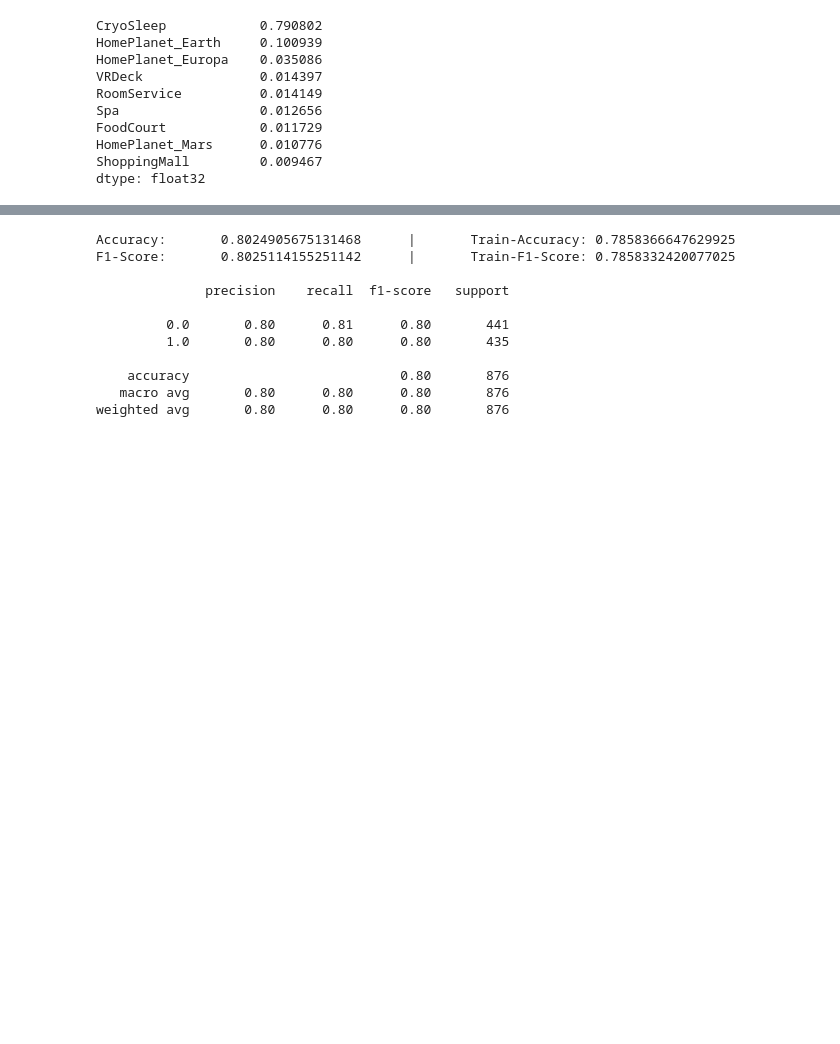
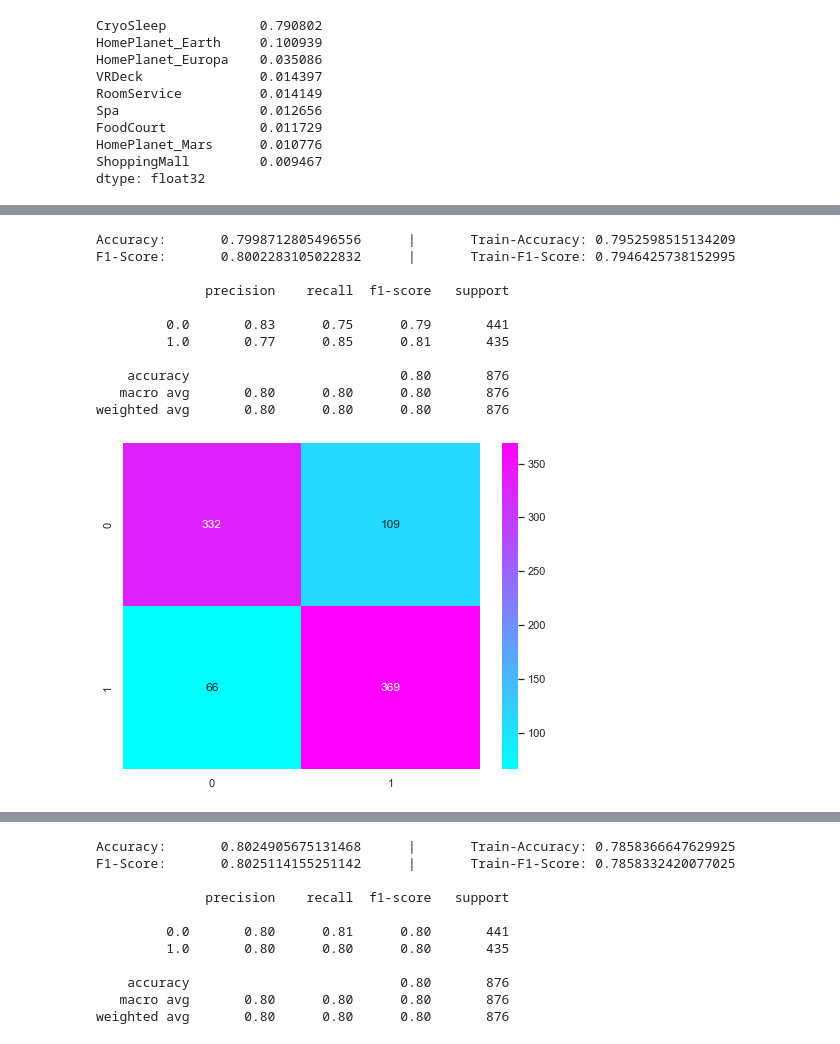
Before and after one commit to enricogoerlitz/ML-Models, a Jupyter notebook: Machine Learning Projects/01_Kaggle_Data_Projects_And_Competitions/04_Spaceship_Titanic/notebooks/03_2_3_model_dev.ipynb, the cells around one changed output, grey strips where cells are left out. Cells and saved outputs as stored; diff of their text form; code cells hidden in the pictures; blank space fills up the shorter version.

```diff
--- a/Machine Learning Projects/01_Kaggle_Data_Projects_And_Competitions/04_Spaceship_Titanic/notebooks/03_2_3_model_dev.ipynb
+++ b/Machine Learning Projects/01_Kaggle_Data_Projects_And_Competitions/04_Spaceship_Titanic/notebooks/03_2_3_model_dev.ipynb
@@ -132,0 +157,18 @@ dtype: float32
+# %%
+xgb_tmp_model = XGBClassifier(nthread=-1,)
+
+xgb_grid_params = {
+    "eval_metric": ["logloss"],
+    "learning_rate": [0.01, 0.1, 0.25],
+    "min_child_weight": [3, 7, 12],
+    "n_estimators": [100, 250, 500, 700, 900],
+    "eta": [0.05, 0.1],
+    "gamma": [1, 4],
+    "subsample": [0.6, 0.8],
+    "max_depth": [3, 7, 15],
+    "colsample_bytree": [0.65, 0.8, 0.95]
+}
+# %%
+xgb_grid_model = GridSearchCV(xgb_tmp_model, xgb_grid_params, cv=2, scoring="accuracy", verbose=3)
+
+xgb_grid_model.fit(X_train, y_train)
@@ -132,0 +210,15 @@ dtype: float32
+# %%
+print_model_classification_report(xgb_grid_model, X_test, y_test)
+# %% [output]
+Accuracy:       0.7998712805496556      |       Train-Accuracy: 0.7952598515134209
+F1-Score:       0.8002283105022832      |       Train-F1-Score: 0.7946425738152995
+
+              precision    recall  f1-score   support
+
+         0.0       0.83      0.75      0.79       441
+         1.0       0.77      0.85      0.81       435
+
+    accuracy                           0.80       876
+   macro avg       0.80      0.80      0.80       876
+weighted avg       0.80      0.80      0.80       876
+[figure, added]
```
Also changed, not shown: parts of 55 cells of this notebook, 3 other files.
